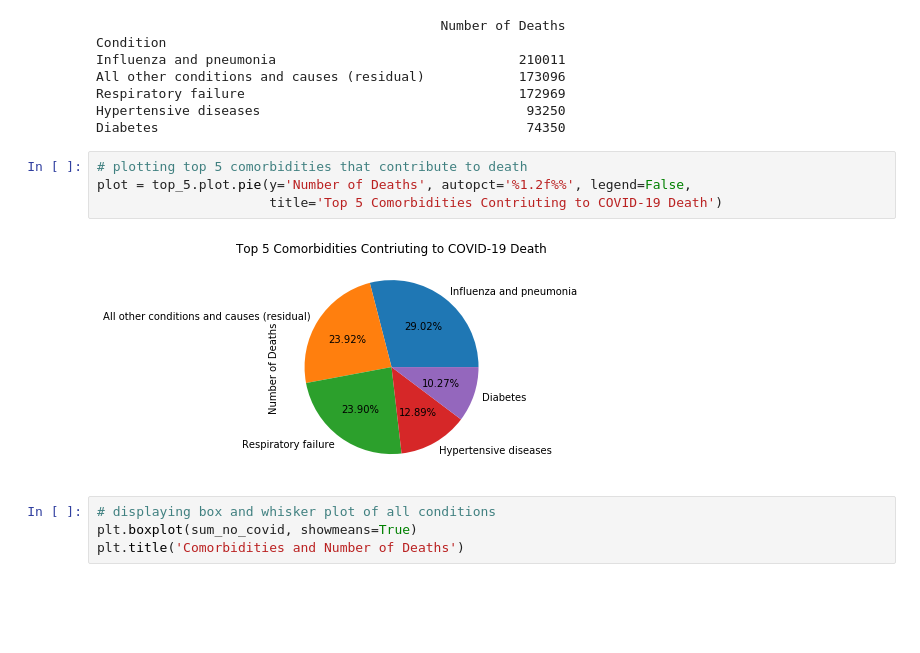
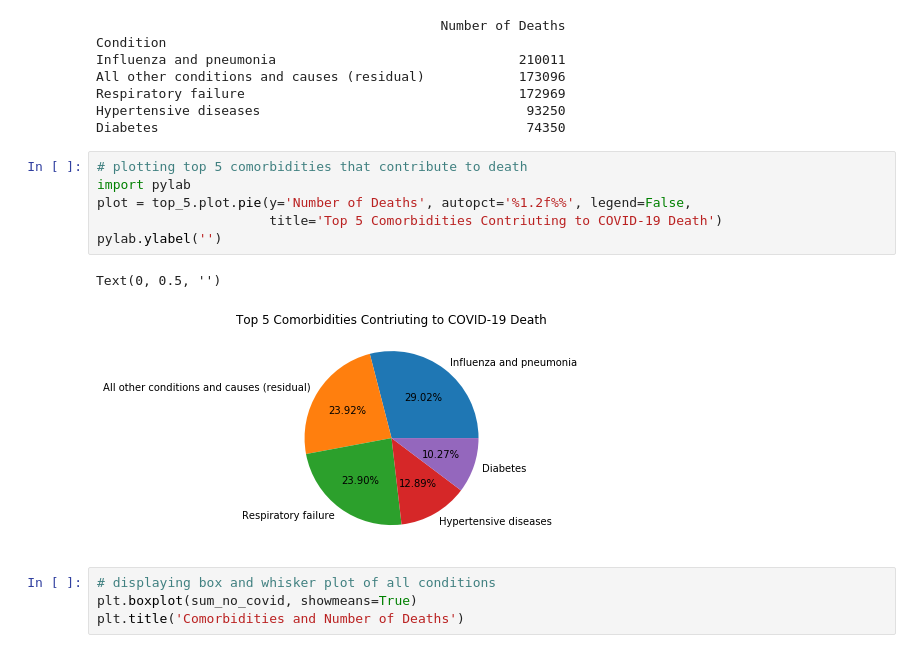
Before and after one commit to bennguyen8/DS-2500-Final, a Jupyter notebook: Comorbidities.ipynb, the cells around one changed output. Drawn from its saved outputs; the diff is of its cells as text; blank space fills up the shorter version.

```diff
--- a/Comorbidities.ipynb
+++ b/Comorbidities.ipynb
@@ -102,10 +110,13 @@ Hypertensive diseases                                  93250
 Diabetes                                               74350
 # %%
 # plotting top 5 comorbidities that contribute to death
+import pylab
 plot = top_5.plot.pie(y='Number of Deaths', autopct='%1.2f%%', legend=False,
                       title='Top 5 Comorbidities Contriuting to COVID-19 Death')
+pylab.ylabel('')
 # %% [output]
+Text(0, 0.5, '')
-[figure, old version]
+[figure, new version]
 # %%
 # displaying box and whisker plot of all conditions
 plt.boxplot(sum_no_covid, showmeans=True)
```
Also changed, not shown: parts of 1 cell of this notebook.
